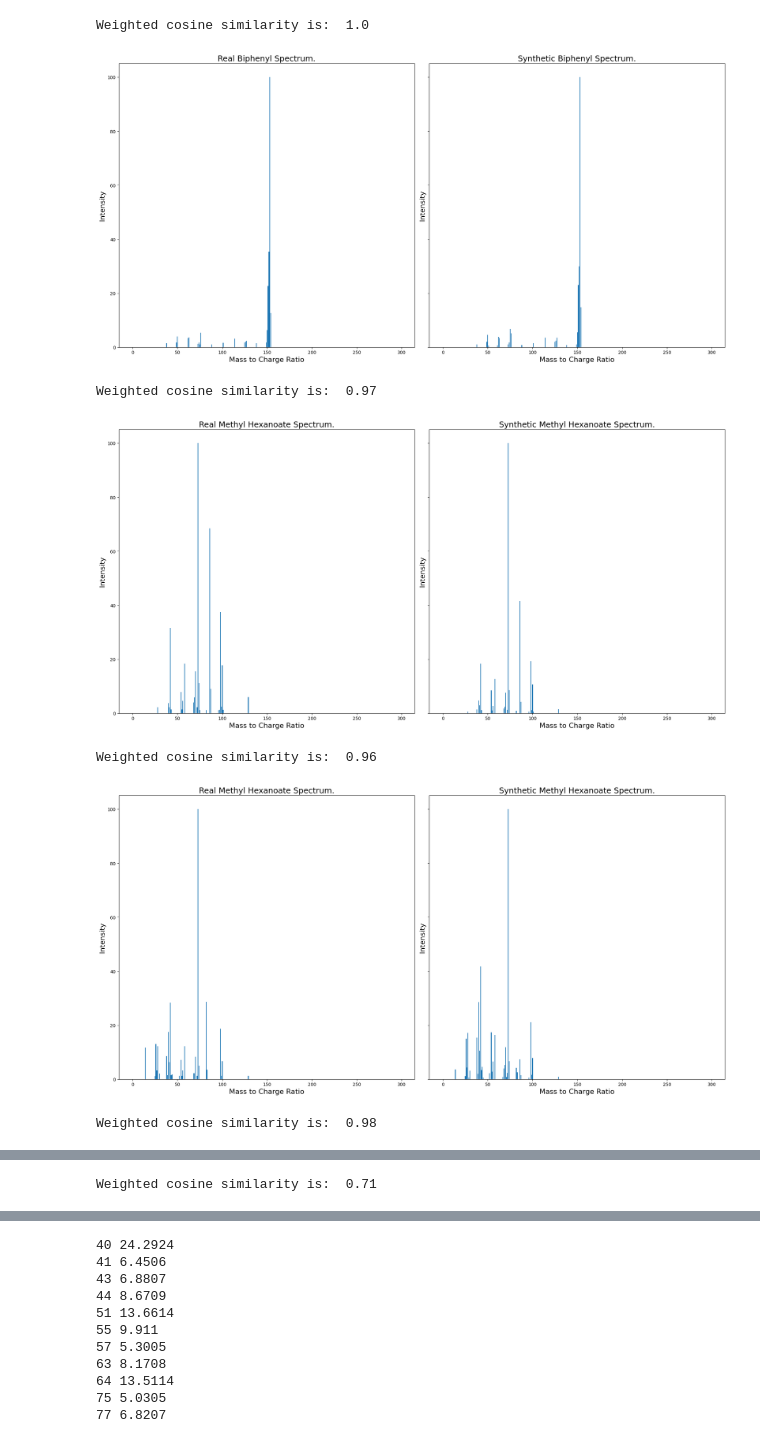
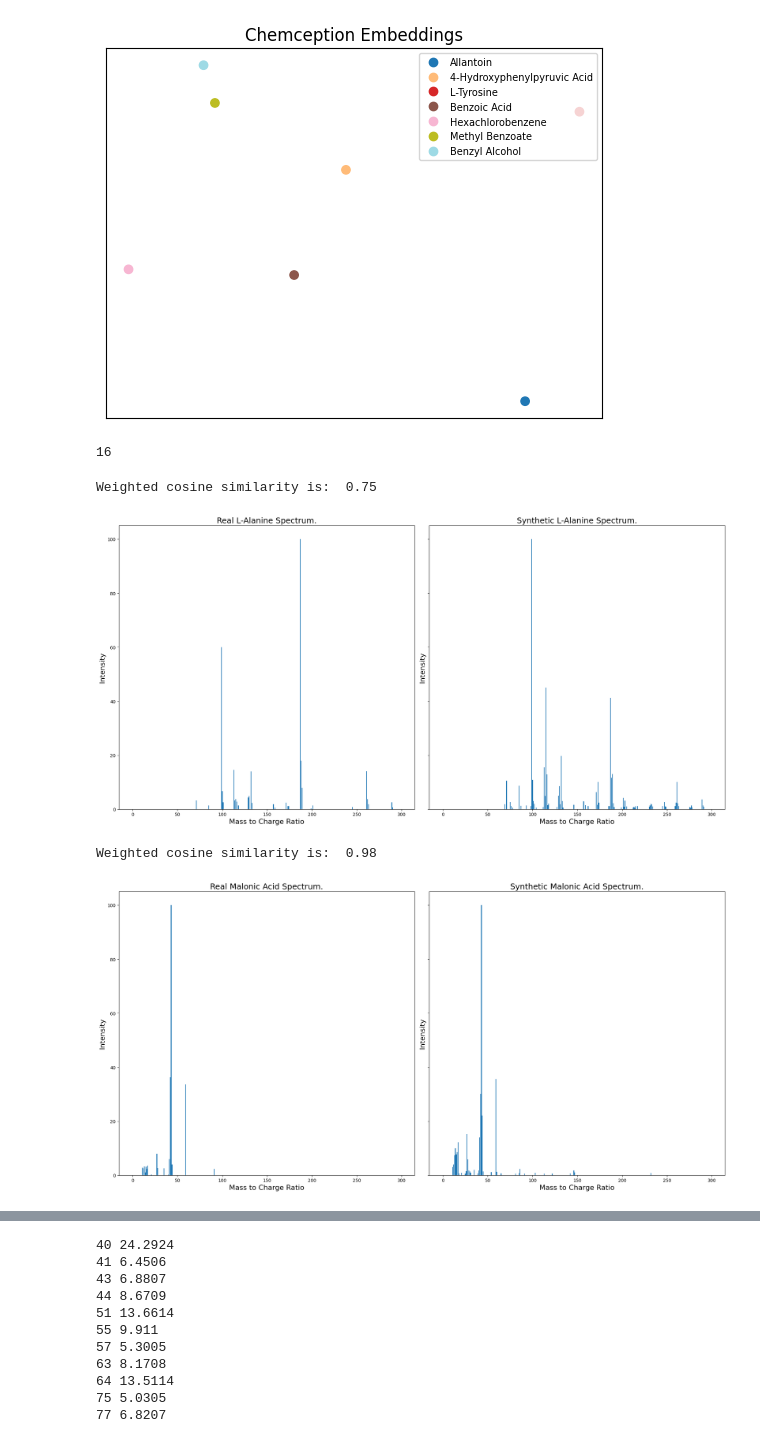
Before and after one commit to CateMerfeld/mass_spec, a Jupyter notebook: single_model/denoiser.ipynb, the cells around one changed output, grey strips where cells are left out. Saved outputs shown, nothing was run; the diff lists cells and outputs as text; code cells hidden in the pictures.

Commit message:
Update labeling of embeddings

```diff
--- a/single_model/denoiser.ipynb
+++ b/single_model/denoiser.ipynb
@@ -452,12 +590,26 @@ plot_emb_pca(embeddings, output_embeddings, output_labels, all_chemical_names)
+# %%
+included_chems = ['Allantoin', '4-Hydroxyphenylpyruvic Acid','L-Tyrosine', 'Benzoic Acid', 'Hexachlorobenzene', 'Methyl Benzoate', 'Benzyl Alcohol']
+output_embeddings = []
+included_labels = []
+
+for vec, label in zip(model_output, output_labels):
+    if label in included_chems:
+        output_embeddings.append(vec[-512:].detach().numpy())
+        included_labels.append(label)
+
+plot_chemception_embeddings(embeddings, included_chems)
+# %% [output]
+[figure, added]
+# %%
+output_labels.index('Malonic Acid')
+# %% [output]
+16
 # %%
 true_spectra = [vec[:300].detach().numpy() for vec in true_values]
 output_spectra = [vec[:300].detach().numpy() for vec in model_output]
-plot_results(true_spectra, output_spectra, output_labels, idx=[0,5])
+plot_results(true_spectra, output_spectra, output_labels, idx=[15,17])
 # %% [output]
-Weighted cosine similarity is:  1.0
+Weighted cosine similarity is:  0.75
-[figure, old version]
+[figure, new version]
-Weighted cosine similarity is:  0.97
+Weighted cosine similarity is:  0.98
-[figure, old version]
+[figure, new version]
-Weighted cosine similarity is:  0.96
-[figure, removed]
-Weighted cosine similarity is:  0.98
@@ -465 +615,0 @@ Weighted cosine similarity is:  0.98
-Weighted cosine similarity is:  0.71
```
Also changed, not shown: parts of 12 cells of this notebook.
